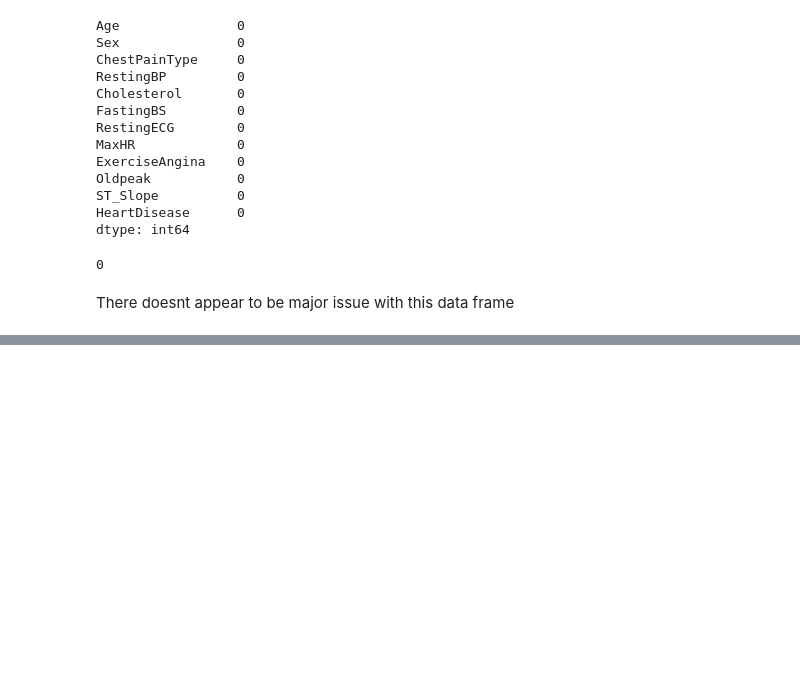
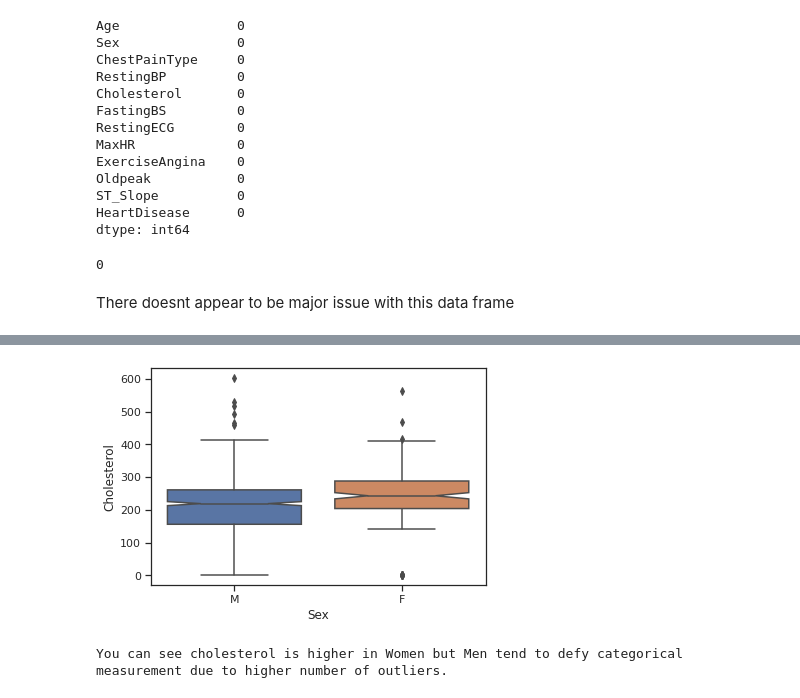
Before and after one commit to PaulLipska/Coding_Dojo_Project_2, a Jupyter notebook: Project2_Part_1.ipynb, the cells around one changed output, grey strips where cells are left out. Saved outputs shown, nothing was run; the diff lists cells and outputs as text; code cells hidden in the pictures; blank space fills up the shorter version.

```diff
--- a/Project2_Part_1.ipynb
+++ b/Project2_Part_1.ipynb
@@ -155,0 +379,7 @@ There doesnt appear to be major issue with this data frame
+# %%
+sns.boxplot(data=df, y='Cholesterol', x='Sex', notch=True)
+plt.show()
+print('You can see cholesterol is higher in Women but Men tend to defy categorical measurement due to higher number of outliers.')
+# %% [output]
+[figure, added]
+You can see cholesterol is higher in Women but Men tend to defy categorical measurement due to higher number of outliers.
```
Also changed, not shown: parts of 42 cells of this notebook.
